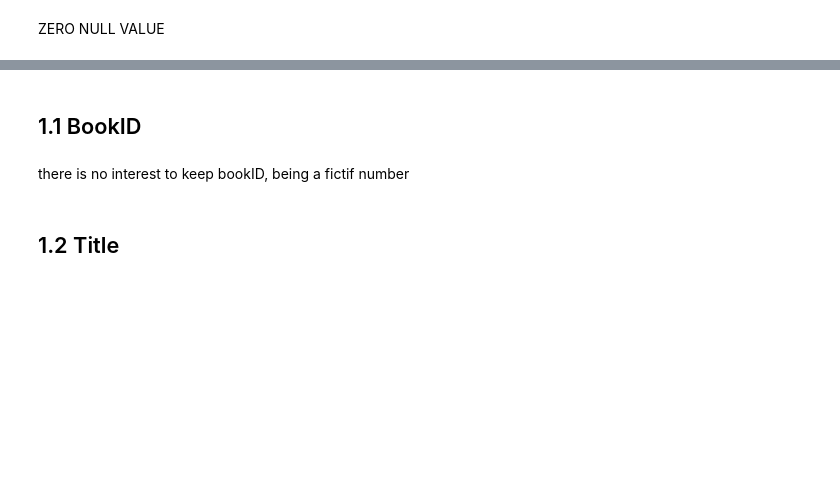
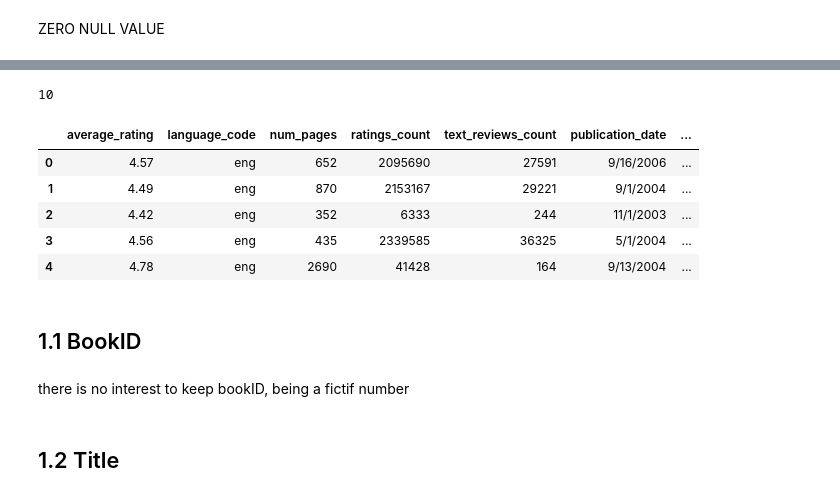
Before and after one commit to Nathan2BLK/DSTI-Project-Machine-Learning-with-Python-Labs, a Jupyter notebook: Nate Solution/Feature/Feature.ipynb, the cells around one changed output, grey strips where cells are left out. Drawn from its saved outputs; the diff is of its cells as text; code cells hidden in the pictures; blank space fills up the shorter version.

```diff
--- a/Nate Solution/Feature/Feature.ipynb
+++ b/Nate Solution/Feature/Feature.ipynb
@@ -259,3 +269,32 @@ There is all the value grouped between 3 and 5, but some value is close to zero
+# %%
+improved_dataset = pd.read_csv(r"..\DataBase\improved_dataset.csv")
+# %%
+import re
+genre = improved_dataset["genres"].unique()
+l = []
+for each in genre:
+    contenu_entre_tirets = re.findall(r"'(.*?)'", each)
+    for item in contenu_entre_tirets:
+        l.append(item)
+
+print(len(set(l)))
+# %% [output]
+10
+# %%
+
+improved_dataset['genres'] = improved_dataset['genres'].apply(ast.literal_eval)
+vectorise_genre=pd.get_dummies(improved_dataset['genres'].apply(pd.Series).stack()).groupby(level=0).sum()
+improved_dataset = pd.concat([improved_dataset.drop('genres', axis=1), vectorise_genre], axis=1)
+
+improved_dataset=improved_dataset.drop(columns=["bookID","title","authors","isbn","isbn13","book_id","publisher"], axis=1)
+improved_dataset.head()
+# %% [output]
+|  | average_rating | language_code | num_pages | ratings_count | text_reviews_count | publication_date | ... |
+| 0 | 4.57 | eng | 652 | 2095690 | 27591 | 9/16/2006 | ... |
+| 1 | 4.49 | eng | 870 | 2153167 | 29221 | 9/1/2004 | ... |
+| 2 | 4.42 | eng | 352 | 6333 | 244 | 11/1/2003 | ... |
+| 3 | 4.56 | eng | 435 | 2339585 | 36325 | 5/1/2004 | ... |
+| 4 | 4.78 | eng | 2690 | 41428 | 164 | 9/13/2004 | ... |
 # %% [markdown]
 <h2>1.1 BookID</h2>
 # %% [markdown]
```
Also changed, not shown: parts of 11 cells of this notebook, 2 other files.
